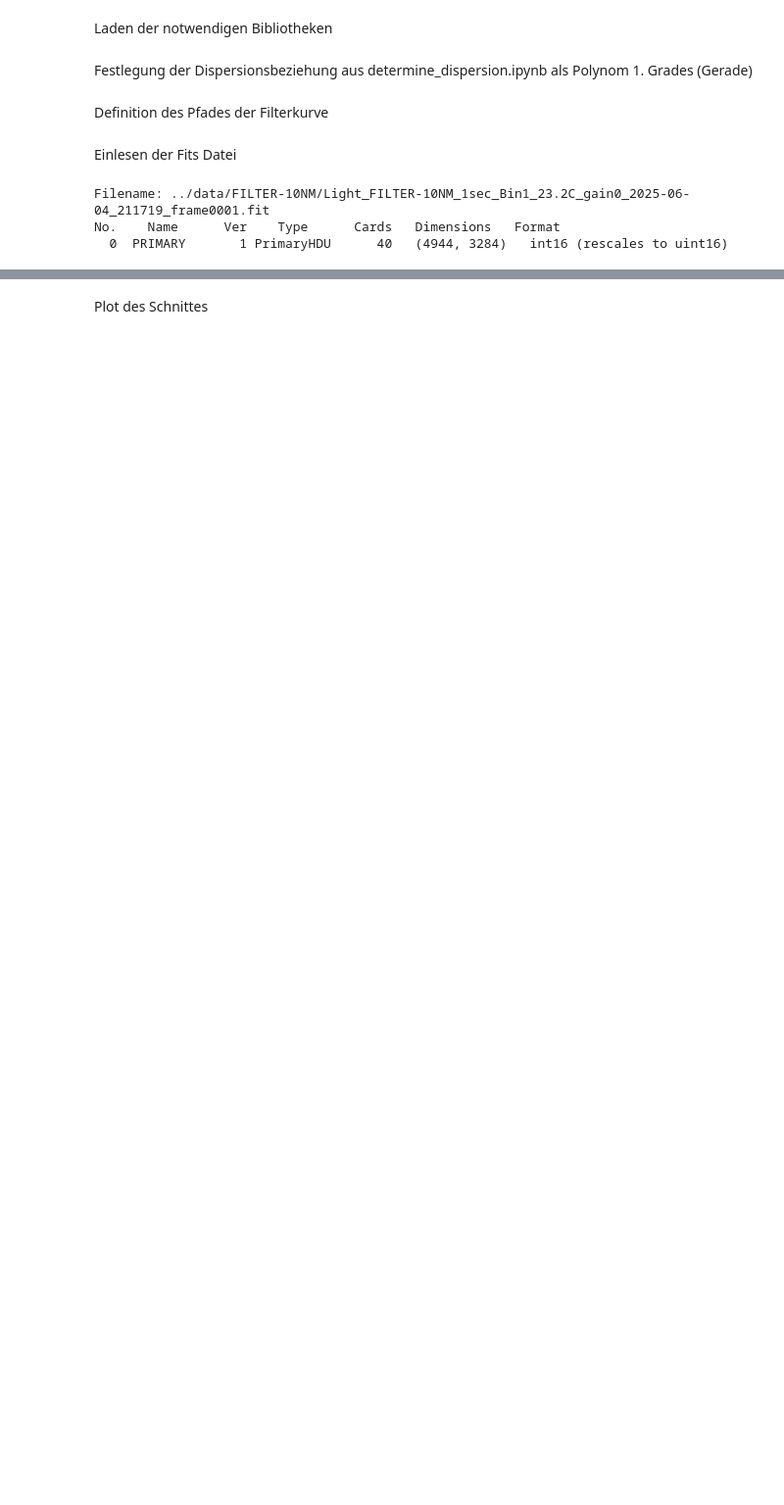
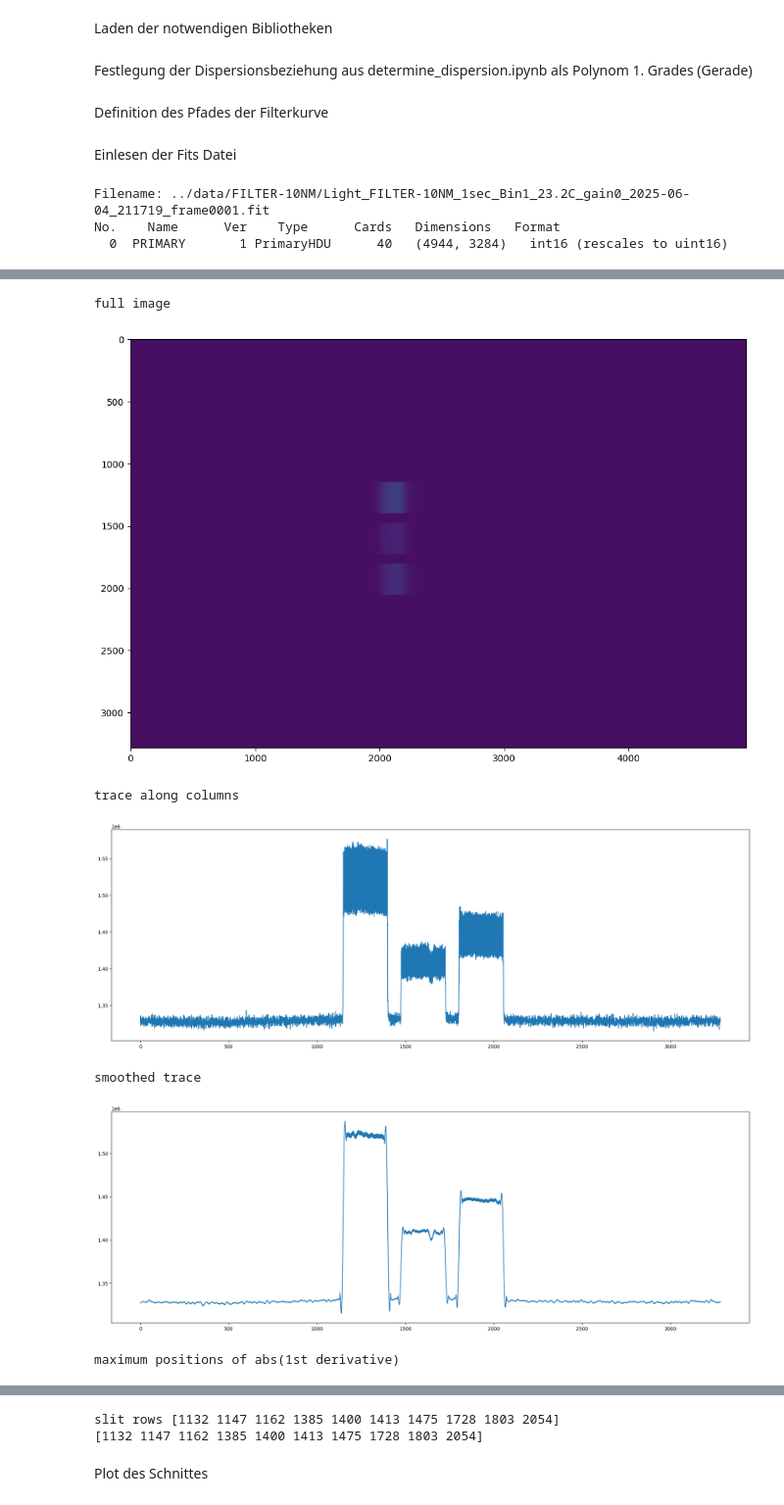
Before and after one commit to michaelwerger/filtertransmission, a Jupyter notebook: src/process_filter_10nm.ipynb, the cells around one changed output, grey strips where cells are left out. Shown: that part at 98% size. Drawn from its saved outputs; the diff is of its cells as text; code cells hidden in the pictures; blank space fills up the shorter version.

```diff
--- a/src/process_filter_10nm.ipynb
+++ b/src/process_filter_10nm.ipynb
@@ -39,0 +43,11 @@ Auswahl eines Schnittes durch das Bild entlang der Dispersionsachse, bei y=1500
+# %%
+positions = Slit.determine_slit_rows(data, detection_level=0.3, distance=10) # detection_level 0...1
+print (positions)
+# %% [output]
+full image
+[figure, added]
+trace along columns
+[figure, added]
+smoothed trace
+[figure, added]
+maximum positions of abs(1st derivative)
@@ -40 +56,3 @@ Auswahl eines Schnittes durch das Bild entlang der Dispersionsachse, bei y=1500
+slit rows [1132 1147 1162 1385 1400 1413 1475 1728 1803 2054]
+[1132 1147 1162 1385 1400 1413 1475 1728 1803 2054]
 # %%
```
Also changed, not shown: parts of 10 cells of this notebook, 8 other files.
